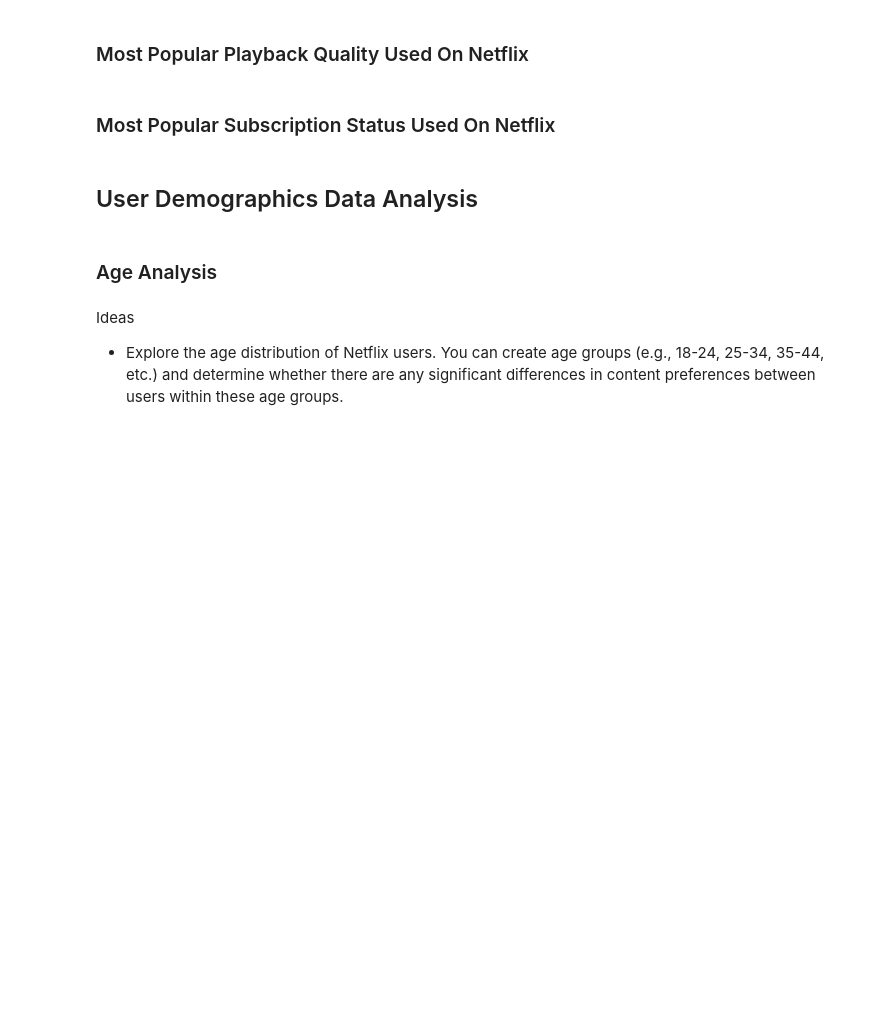
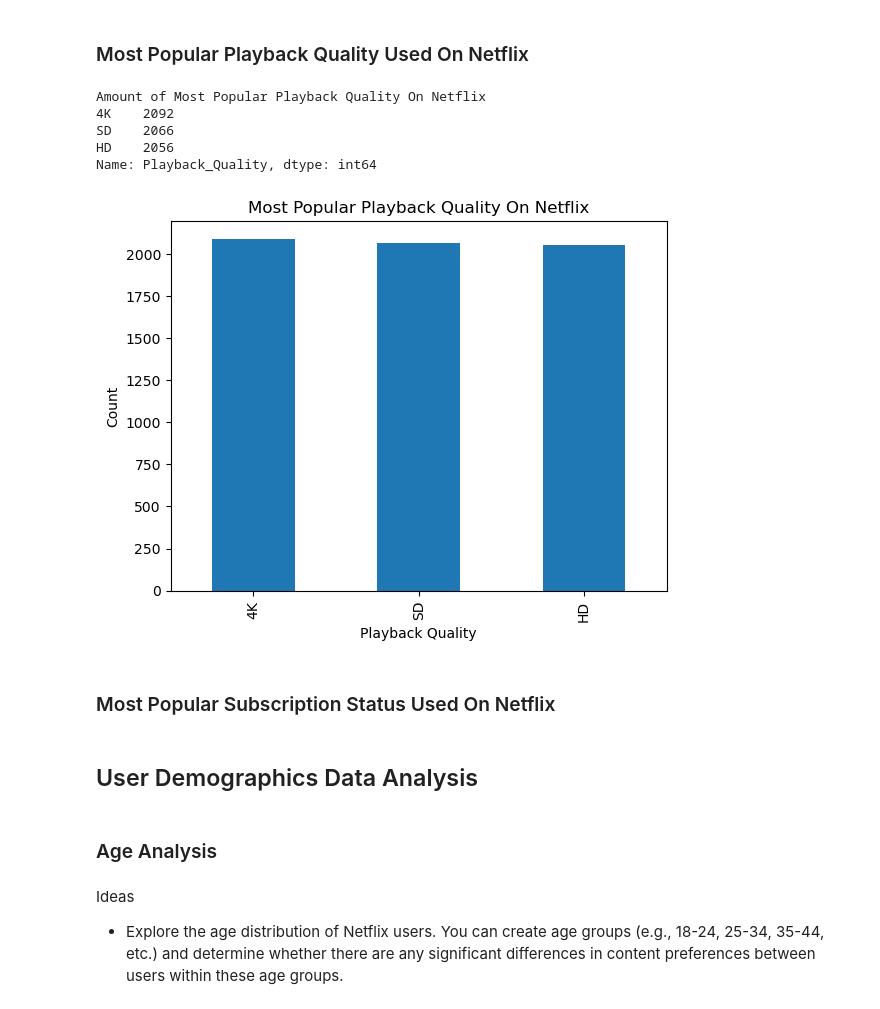
Before and after one commit to HamiltonWilliamsBusiness/Kaggle-Streaming-Application-Data-Insights, a Jupyter notebook: netflix.ipynb, the cells around one changed output. Drawn from its saved outputs; the diff is of its cells as text; code cells hidden in the pictures; blank space fills up the shorter version.

```diff
--- a/netflix.ipynb
+++ b/netflix.ipynb
@@ -302,4 +356,25 @@ Name: Genre, dtype: int64
 # %% [markdown]
 ### Most Popular Playback Quality Used On Netflix
+# %%
+# Counts The Devices Types in The Column Device Type
+playbackQuality_counts = df['Playback_Quality'].value_counts()
+
+# Print the most popular genres
+print("Amount of Most Popular Playback Quality On Netflix")
+print(playbackQuality_counts)
+
+# Plot the most popular genres
+playbackQuality_counts.plot(kind='bar')
+plt.title('Most Popular Playback Quality On Netflix')
+plt.xlabel('Playback Quality')
+plt.ylabel('Count')
+plt.show()
+# %% [output]
+Amount of Most Popular Playback Quality On Netflix
+4K    2092
+SD    2066
+HD    2056
+Name: Playback_Quality, dtype: int64
+[figure, added]
 # %% [markdown]
 ### Most Popular Subscription Status Used On Netflix
```
Also changed, not shown: parts of 9 cells of this notebook.
